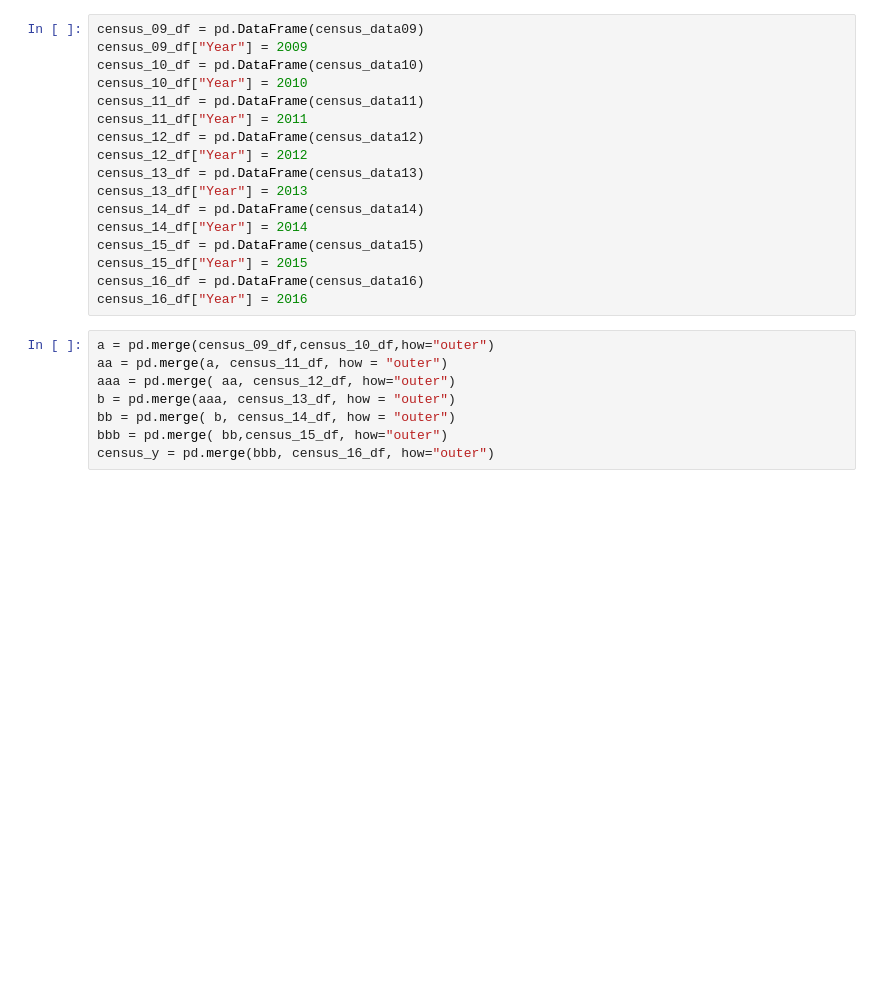
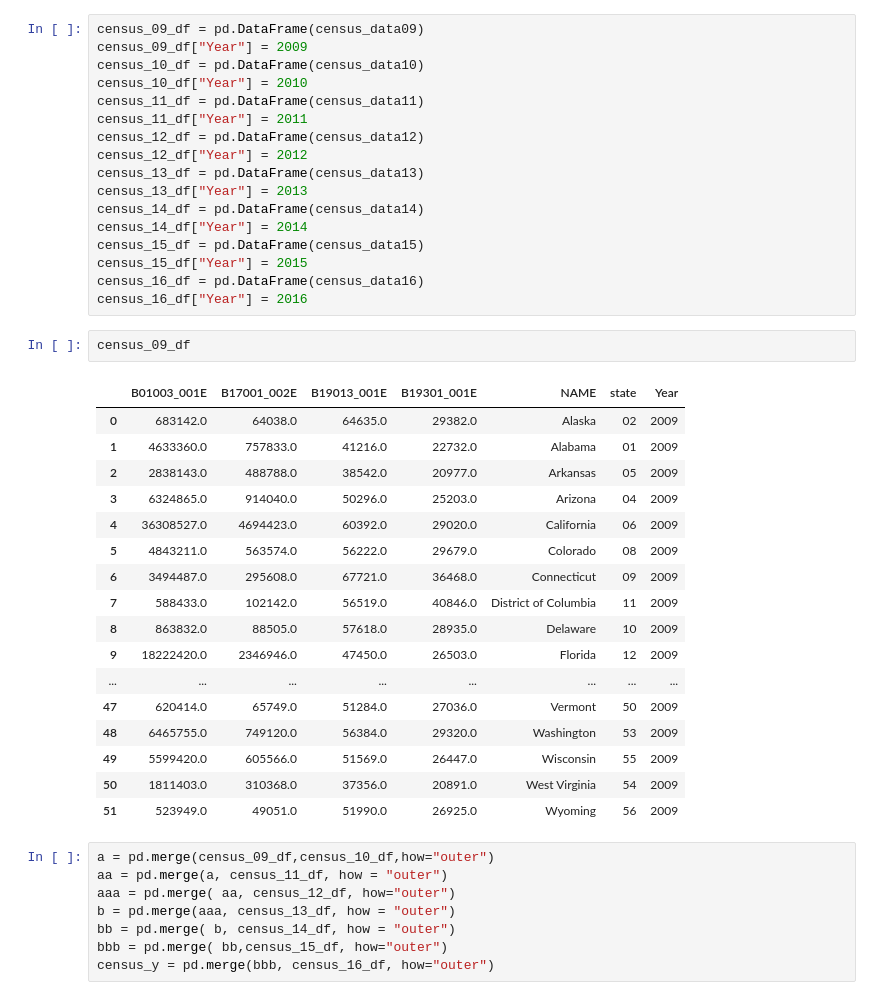
Before and after one commit to DataSteph/Opioid-Analysis-, a Jupyter notebook: Census Data - Median Household Income Per State.ipynb, the cells around one changed output. Saved outputs shown, nothing was run; the diff lists cells and outputs as text; blank space fills up the shorter version.

```diff
--- a/Census Data - Median Household Income Per State.ipynb
+++ b/Census Data - Median Household Income Per State.ipynb
@@ -105,6 +193,26 @@ census_15_df = pd.DataFrame(census_data15)
 census_15_df["Year"] = 2015
 census_16_df = pd.DataFrame(census_data16)
 census_16_df["Year"] = 2016
+# %%
+census_09_df
+# %% [output]
+|  | B01003_001E | B17001_002E | B19013_001E | B19301_001E | NAME | state | Year |
+| 0 | 683142.0 | 64038.0 | 64635.0 | 29382.0 | Alaska | 02 | 2009 |
+| 1 | 4633360.0 | 757833.0 | 41216.0 | 22732.0 | Alabama | 01 | 2009 |
+| 2 | 2838143.0 | 488788.0 | 38542.0 | 20977.0 | Arkansas | 05 | 2009 |
+| 3 | 6324865.0 | 914040.0 | 50296.0 | 25203.0 | Arizona | 04 | 2009 |
+| 4 | 36308527.0 | 4694423.0 | 60392.0 | 29020.0 | California | 06 | 2009 |
+| 5 | 4843211.0 | 563574.0 | 56222.0 | 29679.0 | Colorado | 08 | 2009 |
+| 6 | 3494487.0 | 295608.0 | 67721.0 | 36468.0 | Connecticut | 09 | 2009 |
+| 7 | 588433.0 | 102142.0 | 56519.0 | 40846.0 | District of Columbia | 11 | 2009 |
+| 8 | 863832.0 | 88505.0 | 57618.0 | 28935.0 | Delaware | 10 | 2009 |
+| 9 | 18222420.0 | 2346946.0 | 47450.0 | 26503.0 | Florida | 12 | 2009 |
+| ... | ... | ... | ... | ... | ... | ... | ... |
+| 47 | 620414.0 | 65749.0 | 51284.0 | 27036.0 | Vermont | 50 | 2009 |
+| 48 | 6465755.0 | 749120.0 | 56384.0 | 29320.0 | Washington | 53 | 2009 |
+| 49 | 5599420.0 | 605566.0 | 51569.0 | 26447.0 | Wisconsin | 55 | 2009 |
+| 50 | 1811403.0 | 310368.0 | 37356.0 | 20891.0 | West Virginia | 54 | 2009 |
+| 51 | 523949.0 | 49051.0 | 51990.0 | 26925.0 | Wyoming | 56 | 2009 |
 # %%
 a = pd.merge(census_09_df,census_10_df,how="outer")
 aa = pd.merge(a, census_11_df, how = "outer")
```
Also changed, not shown: parts of 6 cells of this notebook, 1 other file.
